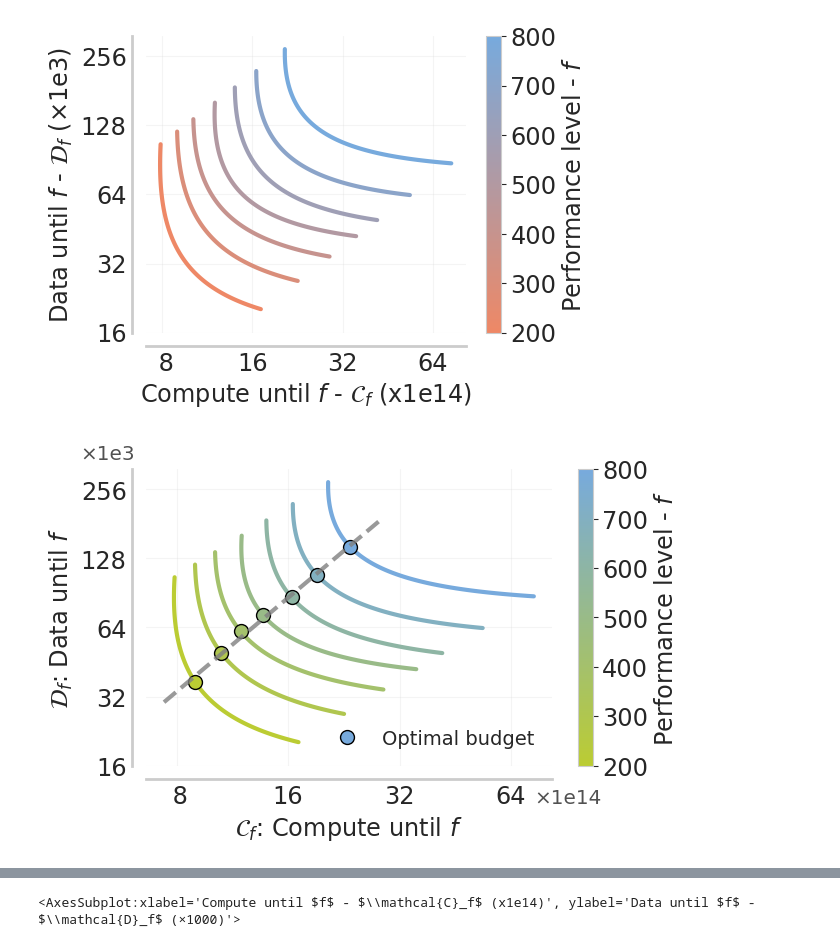
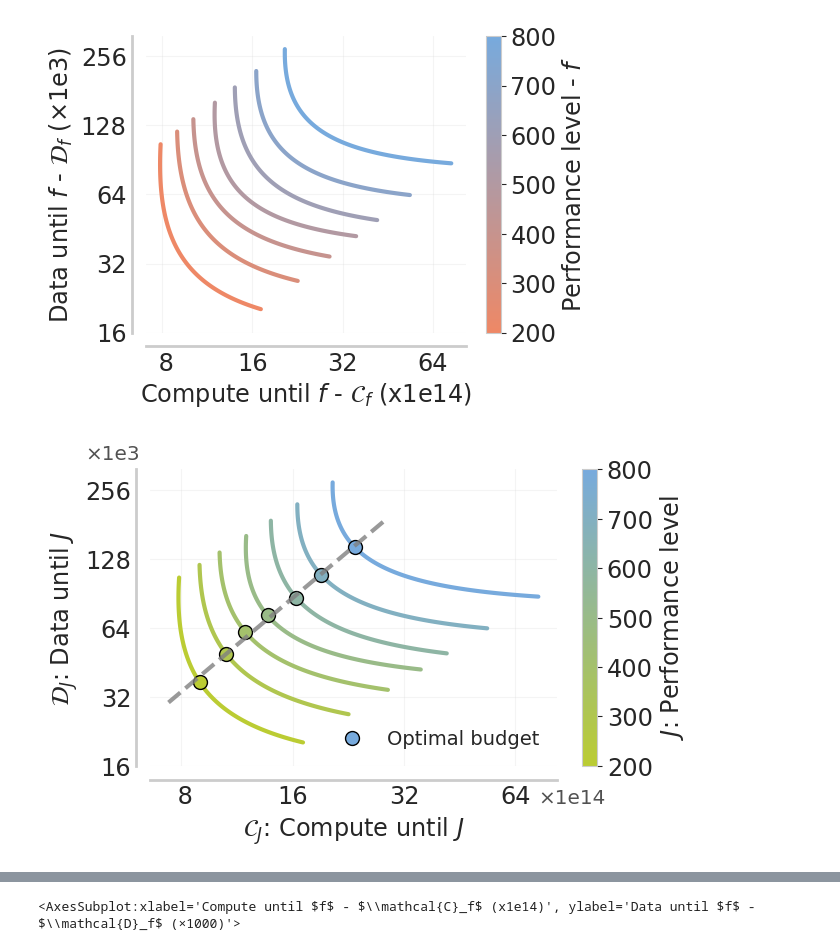
Before and after one commit to orybkin/taskmaster, a Jupyter notebook: isaacgymenvs/qscaled/dmc_pareto.ipynb, the cells around one changed output, grey strips where cells are left out. Saved outputs shown, nothing was run; the diff lists cells and outputs as text; code cells hidden in the pictures.

```diff
--- a/isaacgymenvs/qscaled/dmc_pareto.ipynb
+++ b/isaacgymenvs/qscaled/dmc_pareto.ipynb
@@ -262,7 +262,7 @@ for i, env in enumerate(envs):
     # Get UTD and crossing times for this environment, sorted by UTD
     utds = sorted(env_df['utd'].values)
     # Save all thresholds instead of just the last one
-    times = [env_df[env_df['utd'] == utd]['crossings'].iloc[0][:-1] for utd in utds]
+    times = [env_df[env_df['utd'] == utd]['crossings'].iloc[0][:] for utd in utds]
     env_data_dict[env] = list(zip(utds, times))
 
     # Plot if we have data
@@ -786,7 +786,7 @@ for i in (range(n_thresholds)):
     plt.plot(compute[min_idx], data[min_idx], 'o',
                 color=colors[i],
                 markersize=10,
-                label='Optimal budget' if i == len(thresholds) - 1 else None,
+                label='Optimal budget' if i == n_thresholds - 1 else None,
                 markeredgecolor='black',
                 )
 
@@ -812,7 +812,7 @@ x_range = np.log10(min(min_points_compute)), np.log10(max(min_points_compute))
 x_line = np.logspace(x_range[0] - 0.2 * (x_range[1] - x_range[0]), x_range[1] + 0.2 * (x_range[1] - x_range[0]), 100)
 y_line = 10**(coeffs[0] * np.log10(x_line) + coeffs[1])
 plt.plot(x_line, y_line, '--', color='gray',
-        #  label='Optimal budget fit',
+        # label='Optimal budget',
         linewidth=3, alpha=0.8)
 
 
@@ -837,35 +837,37 @@ axs.yaxis.set_major_locator(plt.FixedLocator(yticks))
 axs.yaxis.set_minor_locator(plt.NullLocator())
 axs.set_yticks(yticks, ylabels, size=14.5)
 
-plot_utils._annotate_and_decorate_axis(axs, xlabel='$\mathcal{C}_f$: Compute until $f$',
-                                       ylabel='$\mathcal{D}_f$: Data until $f$',
+plot_utils._annotate_and_decorate_axis(axs, xlabel='$\mathcal{C}_J$: Compute until $J$',
+                                       ylabel='$\mathcal{D}_J$: Data until $J$',
                                        labelsize='xx-large', ticklabelsize='xx-large',
                                        grid_alpha=0.2, legend=False)
 
 plt.text(1.12, -0.14, '×1e14', transform=axs.transAxes,
          horizontalalignment='right', verticalalignment='bottom',
          fontsize='x-large', alpha=0.8)
 plt.text(-0.025, 1.02, '×1e3', transform=axs.transAxes,
          horizontalalignment='right', verticalalignment='bottom',
          fontsize='x-large', alpha=0.8)
 
 
 
 
 # Save fits
 # np.save('fits.npy', fits)
 # # Add colorbar
 # sm = plt.cm.ScalarMappable(cmap=cmap, norm=plt.Normalize(vmin=min(thresholds), vmax=max(thresholds)))
 # sm.set_array([])
 # cbar = plt.colorbar(sm)
 # cbar.set_label('Performance level - $f$', size='xx-large')
 # cbar.ax.tick_params(labelsize='xx-large')
 
 # Add colorbar
 sm = plt.cm.ScalarMappable(cmap=cmap, norm=plt.Normalize(vmin=min(thresholds), vmax=max(thresholds)))
 sm.set_array([])
 cbar = plt.colorbar(sm)
-cbar.set_label('Performance level - $f$', size='xx-large')
+cbar.set_label('$J$: Performance level', size='xx-large')
 cbar.ax.tick_params(labelsize='xx-large')
+
+plt.savefig('dmc_multiple_frontiers.pdf', dpi=300, bbox_inches='tight')
 # %% [output]
-[figure, old version]
+[figure, new version]
```
Also changed, not shown: parts of 6 cells of this notebook, 8 other files.
